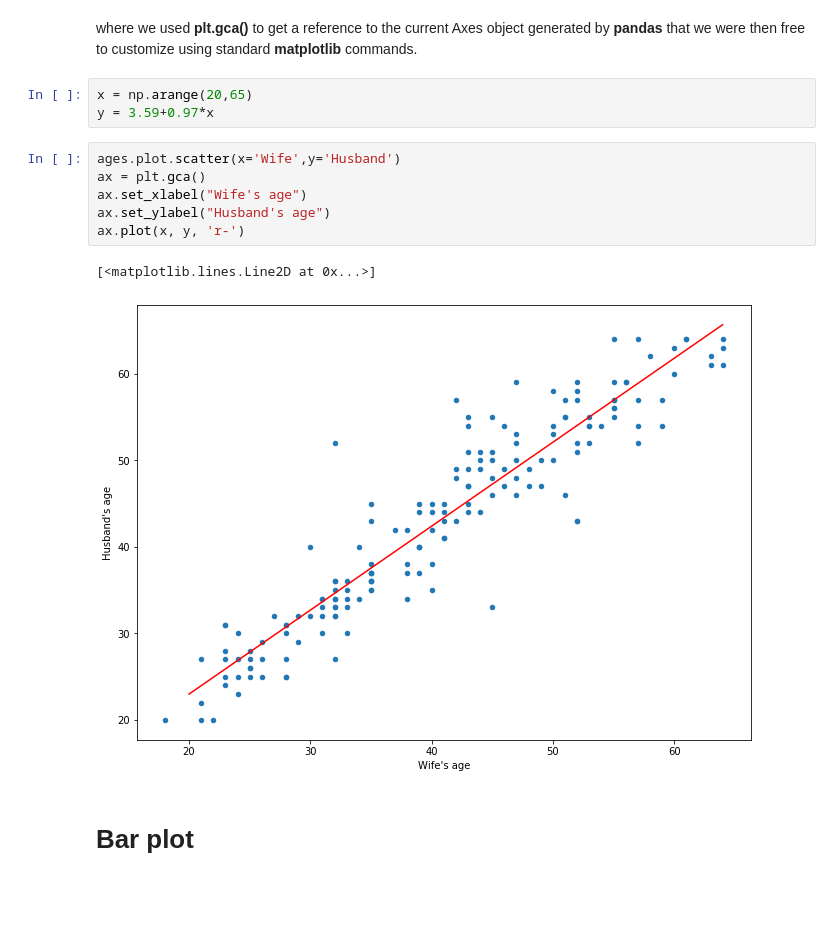
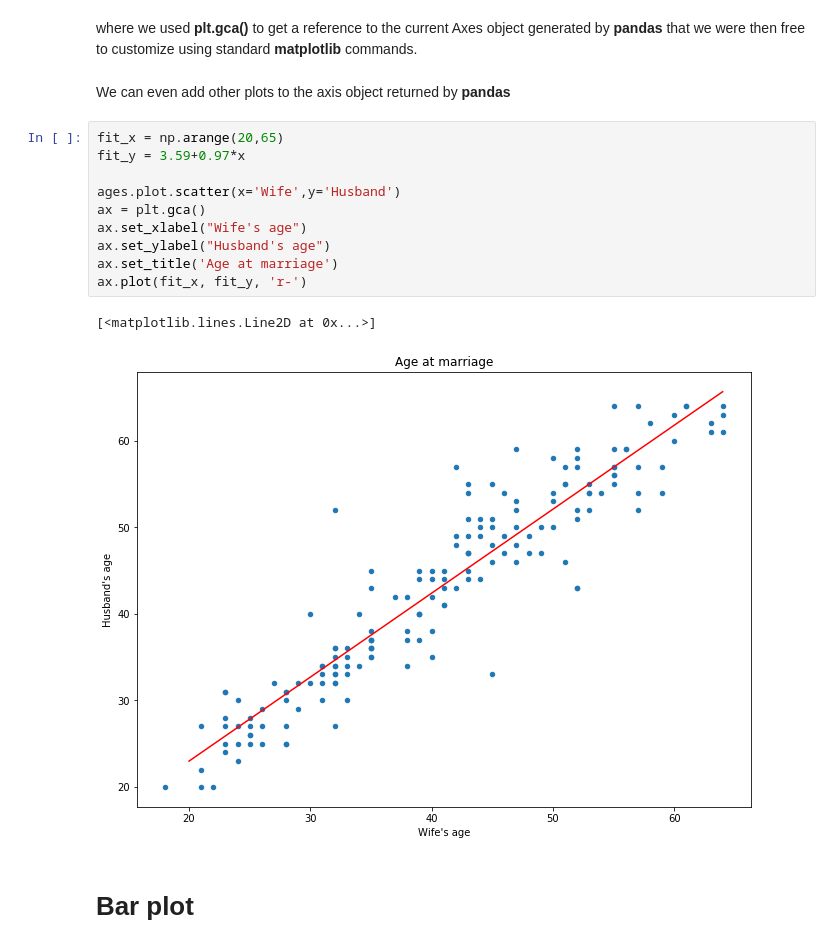
Before and after one commit to DataForScience/DataViz, a Jupyter notebook: Matplotlib.ipynb, the cells around one changed output. Cells and saved outputs as stored; diff of their text form; blank space fills up the shorter version.

```diff
--- a/Matplotlib.ipynb
+++ b/Matplotlib.ipynb
@@ -125,17 +126,20 @@ Text(0, 0.5, "Husband's age")
 # %% [markdown]
 where we used **plt.gca()** to get a reference to the current Axes object generated by **pandas** that we were then free to customize using standard **matplotlib** commands.
-# %%
-x = np.arange(20,65)
-y = 3.59+0.97*x
+# %% [markdown]
+We can even add other plots to the axis object returned by **pandas**
 # %%
+fit_x = np.arange(20,65)
+fit_y = 3.59+0.97*x
+
 ages.plot.scatter(x='Wife',y='Husband')
 ax = plt.gca()
 ax.set_xlabel("Wife's age")
 ax.set_ylabel("Husband's age")
-ax.plot(x, y, 'r-')
+ax.set_title('Age at marriage')
+ax.plot(fit_x, fit_y, 'r-')
 # %% [output]
 [<matplotlib.lines.Line2D at 0x...>]
-[figure, old version]
+[figure, new version]
 # %% [markdown]
 # Bar plot
 # %% [markdown]
```
Also changed, not shown: parts of 8 cells of this notebook, 3 other files.
